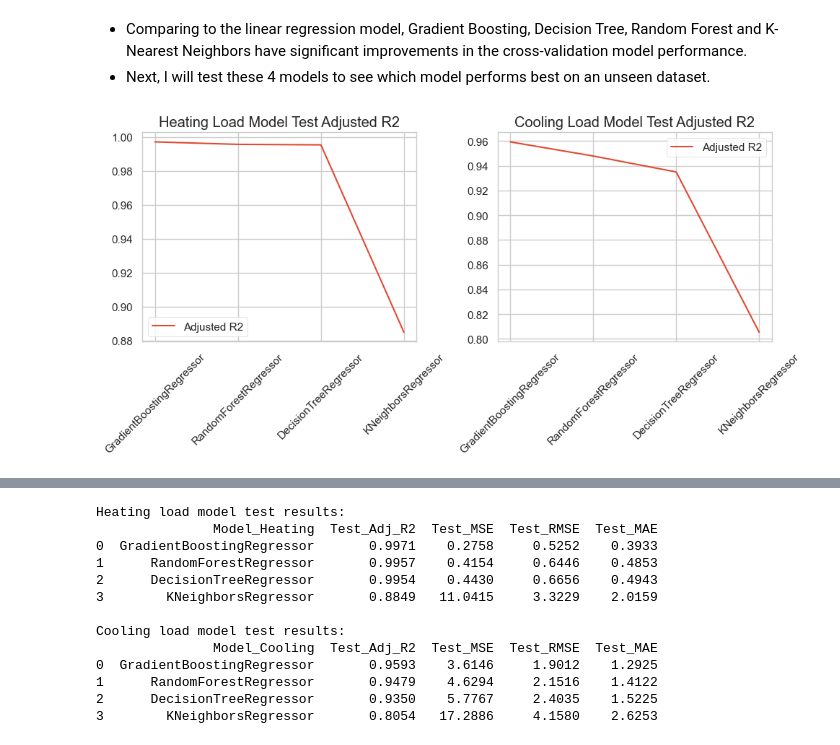
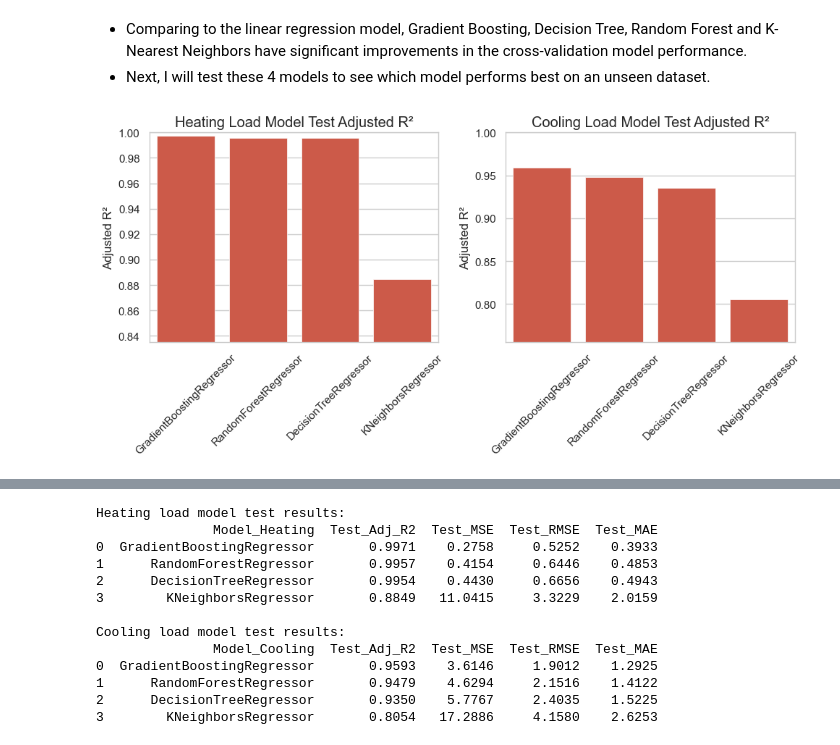
Before and after one commit to he-jiaxin/energyEfficiencyPrediction, a Jupyter notebook: EnergyEfficiencyPrediction/building_energy_efficiency_prediction_modified.ipynb, the cells around one changed output, grey strips where cells are left out. Saved outputs shown, nothing was run; the diff lists cells and outputs as text; code cells hidden in the pictures.

```diff
--- a/EnergyEfficiencyPrediction/building_energy_efficiency_prediction_modified.ipynb
+++ b/EnergyEfficiencyPrediction/building_energy_efficiency_prediction_modified.ipynb
@@ -563,23 +615,45 @@ for model in models_test:
                                 axis=0)
 df_cooling_test = df_cooling_test.sort_values(by='Test_Adj_R2', ascending=False).reset_index(drop=True)
 # %%
-# plot the results of test data
+# # plot the results of test data
+# fig, ax = plt.subplots(1, 2, figsize=(10, 5))
+
+# sns.lineplot(data=df_heating_test, x='Model_Heating', y='Test_Adj_R2', label='Adjusted R2', ax=ax[0])
+# ax[0].set_xticklabels(labels=df_heating_test['Model_Heating'], rotation=45)
+# ax[0].set_xlabel('')
+# ax[0].set_ylabel('')
+# ax[0].set_title('Heating Load Model Test Adjusted R2')
+
+# sns.lineplot(data=df_cooling_test, x='Model_Cooling', y='Test_Adj_R2', label='Adjusted R2', ax=ax[1])
+# ax[1].set_xlabel('')
+# ax[1].set_ylabel('')
+# ax[1].set_xticklabels(labels=df_cooling_test['Model_Cooling'], rotation=45)
+# ax[1].set_title('Cooling Load Model Test Adjusted R2')
+
+# plt.tight_layout()
+# plt.show()
+
+# Plot the Adjusted R² for Test Data using bar charts
 fig, ax = plt.subplots(1, 2, figsize=(10, 5))
 
-sns.lineplot(data=df_heating_test, x='Model_Heating', y='Test_Adj_R2', label='Adjusted R2', ax=ax[0])
+# Heating Load Model Test Adjusted R²
+sns.barplot(data=df_heating_test, x='Model_Heating', y='Test_Adj_R2', ax=ax[0])
 ax[0].set_xticklabels(labels=df_heating_test['Model_Heating'], rotation=45)
+ax[0].set_ylim(df_heating_test['Test_Adj_R2'].min() - 0.05, 1.0)  # Adjust y-axis limits
 ax[0].set_xlabel('')
-ax[0].set_ylabel('')
-ax[0].set_title('Heating Load Model Test Adjusted R2')
+ax[0].set_ylabel('Adjusted R²')
+ax[0].set_title('Heating Load Model Test Adjusted R²')
 
-sns.lineplot(data=df_cooling_test, x='Model_Cooling', y='Test_Adj_R2', label='Adjusted R2', ax=ax[1])
+# Cooling Load Model Test Adjusted R²
+sns.barplot(data=df_cooling_test, x='Model_Cooling', y='Test_Adj_R2', ax=ax[1])
+ax[1].set_xticklabels(labels=df_cooling_test['Model_Cooling'], rotation=45)
+ax[1].set_ylim(df_cooling_test['Test_Adj_R2'].min() - 0.05, 1.0)  # Adjust y-axis limits
 ax[1].set_xlabel('')
-ax[1].set_ylabel('')
-ax[1].set_xticklabels(labels=df_cooling_test['Model_Cooling'], rotation=45)
-ax[1].set_title('Cooling Load Model Test Adjusted R2')
+ax[1].set_ylabel('Adjusted R²')
+ax[1].set_title('Cooling Load Model Test Adjusted R²')
 
 plt.tight_layout()
 plt.show()
 # %% [output]
-[figure, old version]
+[figure, new version]
 # %%
```
Also changed, not shown: parts of 9 cells of this notebook, 5 other files.
